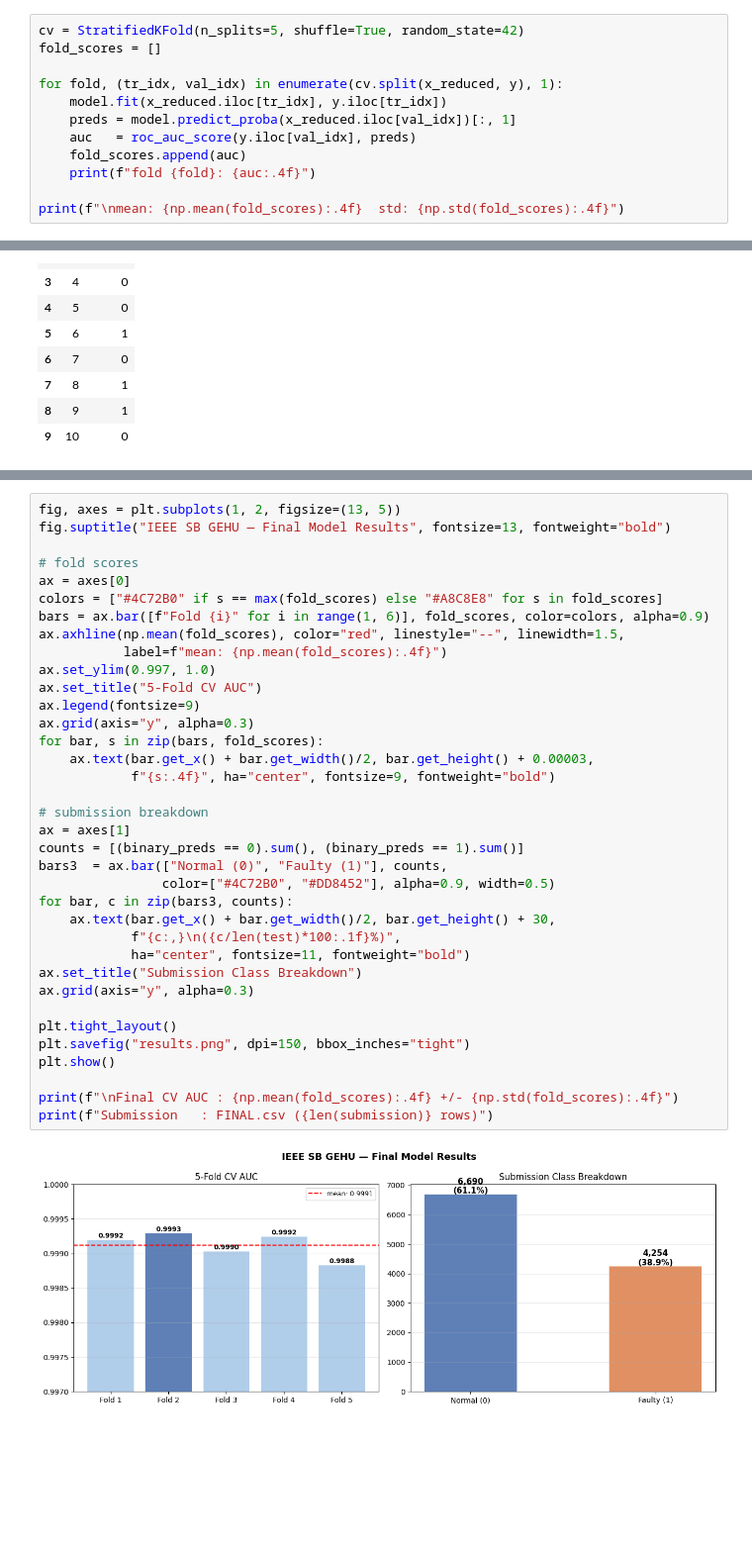
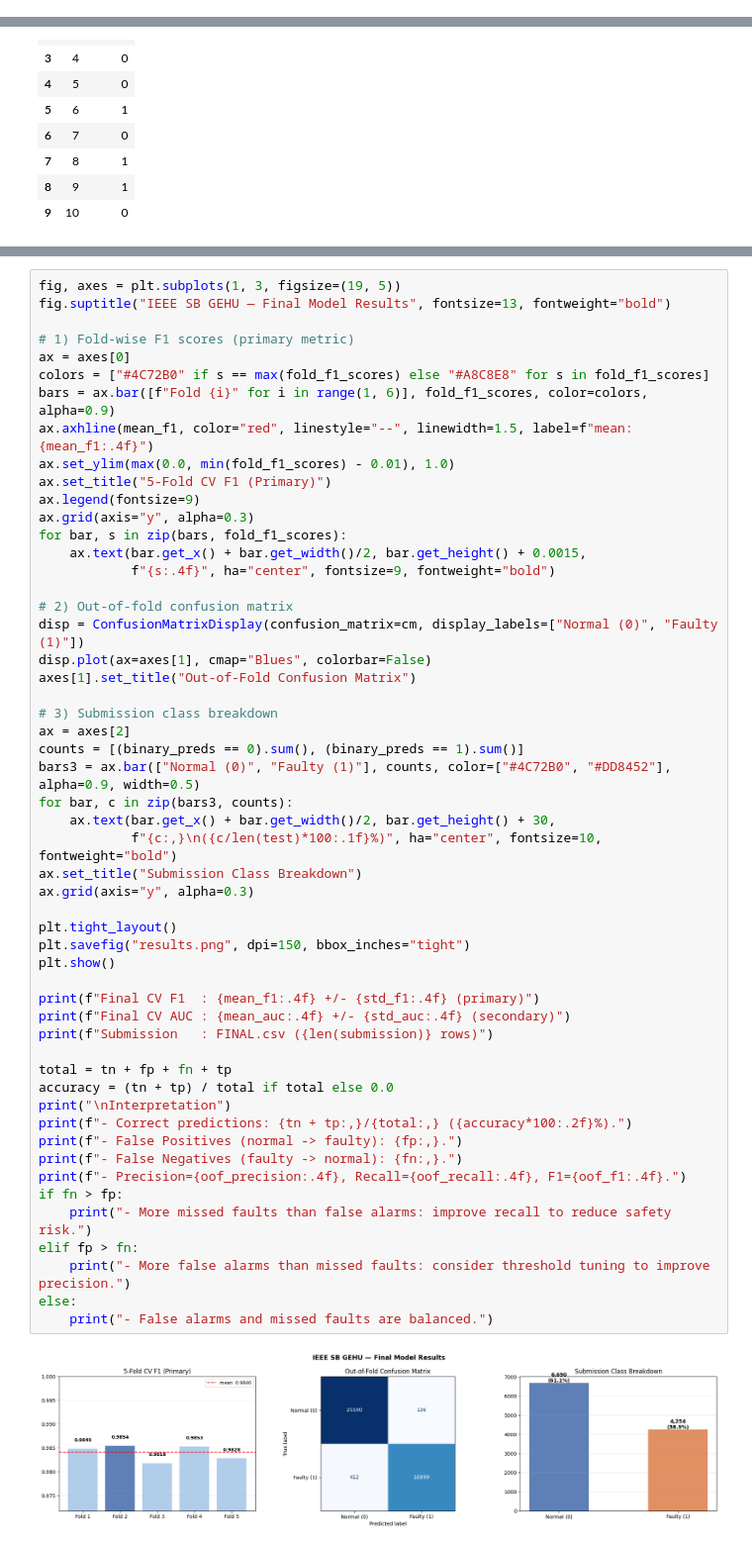
Before and after one commit to AmERonX/ml-challenge-dataset, a Jupyter notebook: notebook.ipynb, the cells around one changed output, grey strips where cells are left out. Shown at 99% size. Saved outputs shown, nothing was run; the diff lists cells and outputs as text; blank space fills up the shorter version.

Commit message:
Included F1 score

```diff
--- a/notebook.ipynb
+++ b/notebook.ipynb
@@ -192,12 +191,0 @@ one particular data split.
-# %%
-cv = StratifiedKFold(n_splits=5, shuffle=True, random_state=42)
-fold_scores = []
-
-for fold, (tr_idx, val_idx) in enumerate(cv.split(x_reduced, y), 1):
-    model.fit(x_reduced.iloc[tr_idx], y.iloc[tr_idx])
-    preds = model.predict_proba(x_reduced.iloc[val_idx])[:, 1]
-    auc   = roc_auc_score(y.iloc[val_idx], preds)
-    fold_scores.append(auc)
-    print(f"fold {fold}: {auc:.4f}")
-
-print(f"\nmean: {np.mean(fold_scores):.4f}  std: {np.std(fold_scores):.4f}")
@@ -264,38 +309,55 @@ class 0 (normal): 6690 | class 1 (faulty): 4254
 # %%
-fig, axes = plt.subplots(1, 2, figsize=(13, 5))
+fig, axes = plt.subplots(1, 3, figsize=(19, 5))
 fig.suptitle("IEEE SB GEHU — Final Model Results", fontsize=13, fontweight="bold")
 
-# fold scores
+# 1) Fold-wise F1 scores (primary metric)
 ax = axes[0]
-colors = ["#4C72B0" if s == max(fold_scores) else "#A8C8E8" for s in fold_scores]
-bars = ax.bar([f"Fold {i}" for i in range(1, 6)], fold_scores, color=colors, alpha=0.9)
-ax.axhline(np.mean(fold_scores), color="red", linestyle="--", linewidth=1.5,
-           label=f"mean: {np.mean(fold_scores):.4f}")
-ax.set_ylim(0.997, 1.0)
-ax.set_title("5-Fold CV AUC")
+colors = ["#4C72B0" if s == max(fold_f1_scores) else "#A8C8E8" for s in fold_f1_scores]
+bars = ax.bar([f"Fold {i}" for i in range(1, 6)], fold_f1_scores, color=colors, alpha=0.9)
+ax.axhline(mean_f1, color="red", linestyle="--", linewidth=1.5, label=f"mean: {mean_f1:.4f}")
+ax.set_ylim(max(0.0, min(fold_f1_scores) - 0.01), 1.0)
+ax.set_title("5-Fold CV F1 (Primary)")
 ax.legend(fontsize=9)
 ax.grid(axis="y", alpha=0.3)
-for bar, s in zip(bars, fold_scores):
-    ax.text(bar.get_x() + bar.get_width()/2, bar.get_height() + 0.00003,
+for bar, s in zip(bars, fold_f1_scores):
+    ax.text(bar.get_x() + bar.get_width()/2, bar.get_height() + 0.0015,
             f"{s:.4f}", ha="center", fontsize=9, fontweight="bold")
 
-# submission breakdown
-ax = axes[1]
+# 2) Out-of-fold confusion matrix
+disp = ConfusionMatrixDisplay(confusion_matrix=cm, display_labels=["Normal (0)", "Faulty (1)"])
+disp.plot(ax=axes[1], cmap="Blues", colorbar=False)
+axes[1].set_title("Out-of-Fold Confusion Matrix")
+
+# 3) Submission class breakdown
+ax = axes[2]
 counts = [(binary_preds == 0).sum(), (binary_preds == 1).sum()]
-bars3  = ax.bar(["Normal (0)", "Faulty (1)"], counts,
-                color=["#4C72B0", "#DD8452"], alpha=0.9, width=0.5)
+bars3 = ax.bar(["Normal (0)", "Faulty (1)"], counts, color=["#4C72B0", "#DD8452"], alpha=0.9, width=0.5)
 for bar, c in zip(bars3, counts):
     ax.text(bar.get_x() + bar.get_width()/2, bar.get_height() + 30,
-            f"{c:,}\n({c/len(test)*100:.1f}%)",
-            ha="center", fontsize=11, fontweight="bold")
+            f"{c:,}\n({c/len(test)*100:.1f}%)", ha="center", fontsize=10, fontweight="bold")
 ax.set_title("Submission Class Breakdown")
 ax.grid(axis="y", alpha=0.3)
 
 plt.tight_layout()
 plt.savefig("results.png", dpi=150, bbox_inches="tight")
 plt.show()
 
-print(f"\nFinal CV AUC : {np.mean(fold_scores):.4f} +/- {np.std(fold_scores):.4f}")
+print(f"Final CV F1  : {mean_f1:.4f} +/- {std_f1:.4f} (primary)")
+print(f"Final CV AUC : {mean_auc:.4f} +/- {std_auc:.4f} (secondary)")
 print(f"Submission   : FINAL.csv ({len(submission)} rows)")
+
+total = tn + fp + fn + tp
+accuracy = (tn + tp) / total if total else 0.0
+print("\nInterpretation")
+print(f"- Correct predictions: {tn + tp:,}/{total:,} ({accuracy*100:.2f}%).")
+print(f"- False Positives (normal -> faulty): {fp:,}.")
+print(f"- False Negatives (faulty -> normal): {fn:,}.")
+print(f"- Precision={oof_precision:.4f}, Recall={oof_recall:.4f}, F1={oof_f1:.4f}.")
+if fn > fp:
+    print("- More missed faults than false alarms: improve recall to reduce safety risk.")
+elif fp > fn:
+    print("- More false alarms than missed faults: consider threshold tuning to improve precision.")
+else:
+    print("- False alarms and missed faults are balanced.")
 # %% [output]
-[figure, old version]
+[figure, new version]
```
Also changed, not shown: parts of 11 cells of this notebook.
